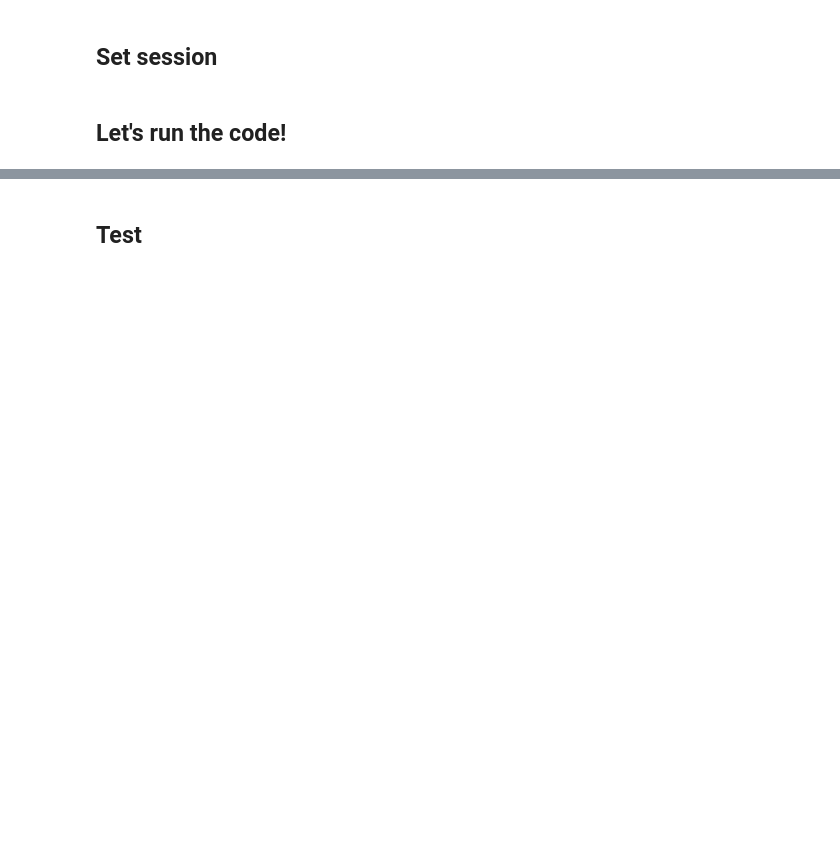
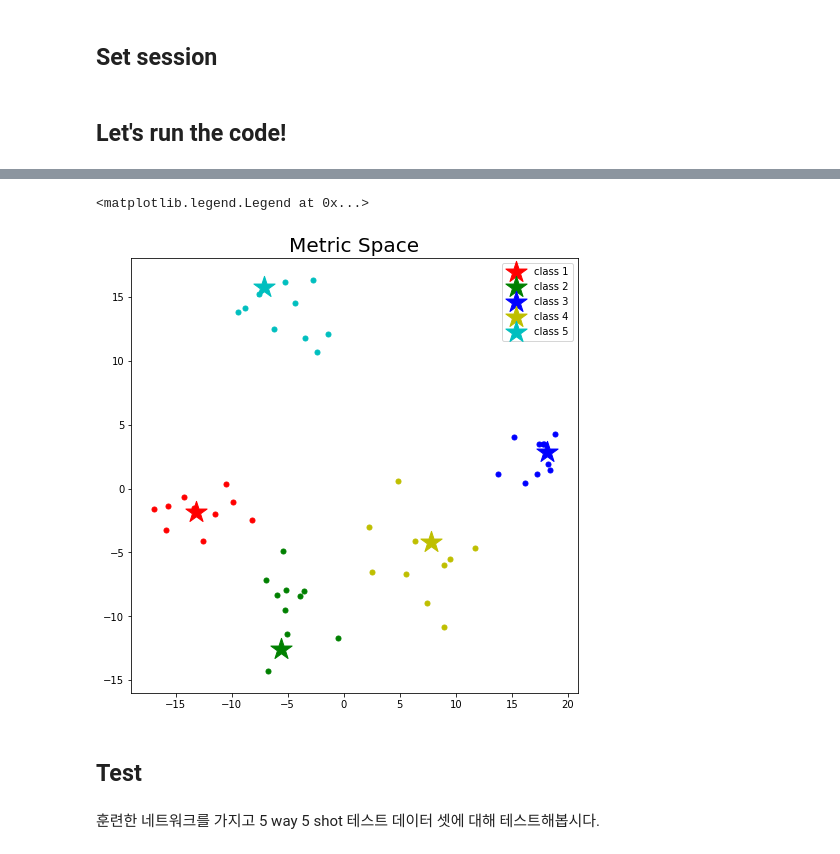
Before and after one commit to HayeonLee/Meta_Learning_Tutorial, a Jupyter notebook: Meta_Learning_Tutorial.ipynb, the cells around one changed output, grey strips where cells are left out. Saved outputs shown, nothing was run; the diff lists cells and outputs as text; code cells hidden in the pictures; blank space fills up the shorter version.

```diff
--- a/Meta_Learning_Tutorial.ipynb
+++ b/Meta_Learning_Tutorial.ipynb
@@ -229,16 +313,21 @@ sess.run(init_op)
 # %%
 for ep in range(n_epochs):
     for epi in range(n_episodes):
+        # 랜덤하게 에피소드마다 n개의 클래스를 샘플링합니다.
         epi_classes = np.random.permutation(n_classes)[:n_way]
         support = np.zeros([n_way, n_shot, im_height, im_width], dtype=np.float32)
         query = np.zeros([n_way, n_query, im_height, im_width], dtype=np.float32)
         for i, epi_cls in enumerate(epi_classes):
+            # 각 클래스에서 랜덤으로 shot + query 개수만큼의 이미지를 랜덤하게 샘플링합니다.
             selected = np.random.permutation(n_examples)[:n_shot + n_query]
+            # 샘플링된 이미지 중 shot 개수만큼의 이미지가 support set이 됩니다.
             support[i] = train_dataset[epi_cls, selected[:n_shot]]
+            # 샘플링된 이미지 중 남은 이미지는 query 이미지가 됩니다.
             query[i] = train_dataset[epi_cls, selected[n_shot:]]
         support = np.expand_dims(support, axis=-1)
         query = np.expand_dims(query, axis=-1)
         labels = np.tile(np.arange(n_way)[:, np.newaxis], (1, n_query)).astype(np.uint8)
-        _, ls, ac = sess.run([train_op, ce_loss, acc], feed_dict={x: support, q: query, y:labels})
+        # session을 실행하여 훈련을 진행하고, loss와 accuracy를 출력합니다.
+        _, ls, ac = sess.run([train_op, ce_loss, acc], feed_dict={supports: support, queries: query, y:labels})
         if (epi+1) % 50 == 0:
             print('[epoch {}/{}, episode {}/{}] => loss: {:.5f}, acc: {:.5f}'.format(ep+1, n_epochs, epi+1, n_episodes, ls, ac))
@@ -251,3 +356,46 @@ for ep in range(n_epochs):
+# %%
+epi_classes = np.random.permutation(n_classes)[:n_way]
+support = np.zeros([n_way, n_shot, im_height, im_width], dtype=np.float32)
+query = np.zeros([n_way, n_query, im_height, im_width], dtype=np.float32)
+for i, epi_cls in enumerate(epi_classes):
+  selected = np.random.permutation(n_examples)[:n_shot + n_query]
+  support[i] = train_dataset[epi_cls, selected[:n_shot]]
+  query[i] = train_dataset[epi_cls, selected[n_shot:]]
+support = np.expand_dims(support, axis=-1)
+query = np.expand_dims(query, axis=-1)
+labels = np.tile(np.arange(n_way)[:, np.newaxis], (1, n_query)).astype(np.uint8)
+proto_embs, query_embs, ac = sess.run([prototypes, emb_queries, acc], feed_dict={supports: support, queries: query, y:labels})
+# %%
+pca = PCA(n_components=2)
+pca.fit(proto_embs)
+proto = pca.transform(proto_embs)
+query = pca.transform(query_embs)
+# %%
+fig = plt.figure(figsize = (8,8))
+ax = fig.add_subplot(1,1,1)
+ax.set_title('Metric Space', fontsize = 20)
+targets = ['class 1', 'class 2', 'class 3', 'class 4', 'class 5']
+colors = ['r', 'g', 'b', 'y', 'c']
+for target, color in zip(proto, colors):
+    ax.scatter(target[0],
+               target[1],
+               c = color,
+               s = 500,
+               marker = '*')
+labels = labels.flatten()
+for target, label in zip(query, labels):
+    ax.scatter(target[0],
+               target[1],
+               c = colors[int(label)],
+               s = 25)
+
+ax.legend(targets)
+# %% [output]
+<matplotlib.legend.Legend at 0x...>
+[figure, added]
 # %% [markdown]
 ## Test
+# %% [markdown]
+훈련한 네트워크를 가지고
+5 way 5 shot 테스트 데이터 셋에 대해 테스트해봅시다.
 # %%
```
Also changed, not shown: parts of 32 cells of this notebook.
